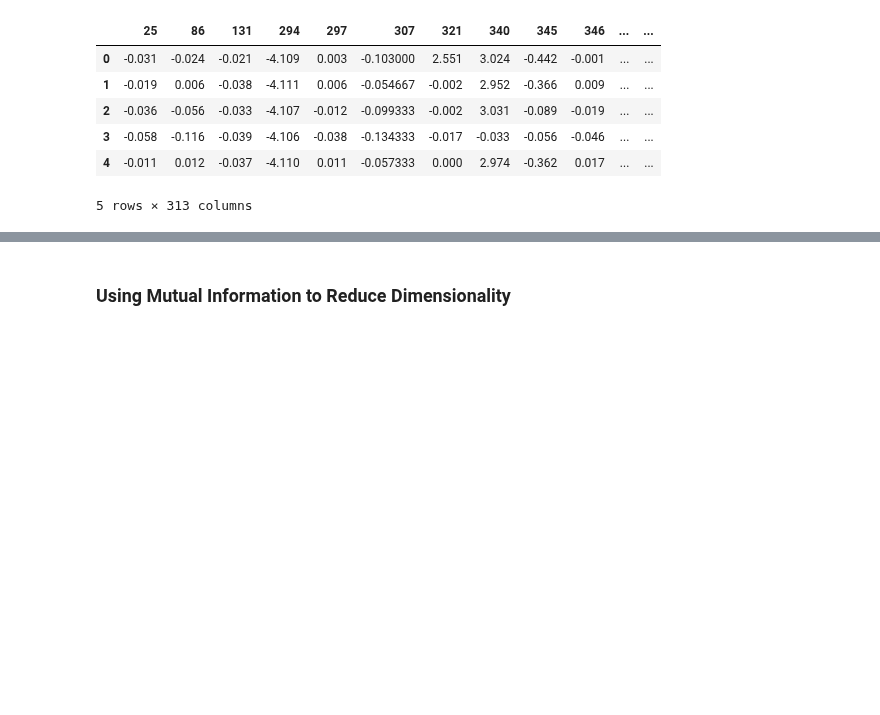
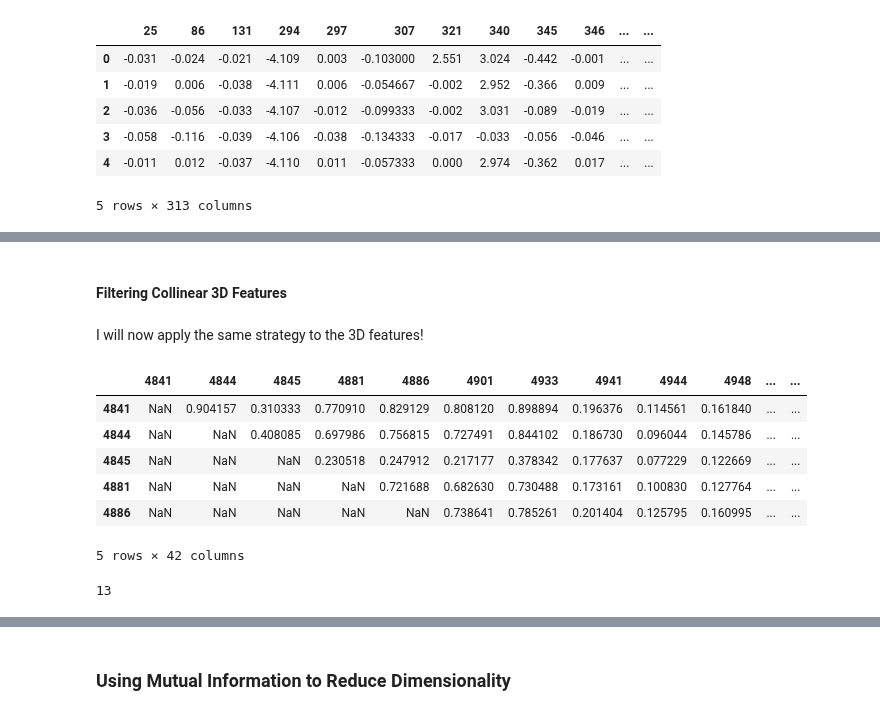
Before and after one commit to dna-witch/p53_Rescue_Mutants, a Jupyter notebook: notebooks/3.0-sm-preprocessing.ipynb, the cells around one changed output, grey strips where cells are left out. Cells and saved outputs as stored; diff of their text form; code cells hidden in the pictures; blank space fills up the shorter version.

Commit message:
Filtered Collinear 3D Features and Combined with 2D Features

```diff
--- a/notebooks/3.0-sm-preprocessing.ipynb
+++ b/notebooks/3.0-sm-preprocessing.ipynb
@@ -439,0 +417,17 @@ Int64Index([   6,   10,   11,   25,  106,  288,  293,  294,  300,  301,
+# %% [markdown]
+#### Filtering Collinear 3D Features
+# %% [markdown]
+I will now apply the same strategy to the 3D features!
+# %%
+MAS_3D_corr = MAS_mutants_3D.corr().abs()
+# %%
+upper_3D = MAS_3D_corr.where(np.triu(np.ones(MAS_3D_corr.shape), k=1).astype(np.bool)) # make upper triangular matrix
+upper_3D.head()
+# %% [output]
+|  | 4841 | 4844 | 4845 | 4881 | 4886 | 4901 | 4933 | 4941 | 4944 | 4948 | ... | ... |
+| 4841 | NaN | 0.904157 | 0.310333 | 0.770910 | 0.829129 | 0.808120 | 0.898894 | 0.196376 | 0.114561 | 0.161840 | ... | ... |
+| 4844 | NaN | NaN | 0.408085 | 0.697986 | 0.756815 | 0.727491 | 0.844102 | 0.186730 | 0.096044 | 0.145786 | ... | ... |
+| 4845 | NaN | NaN | NaN | 0.230518 | 0.247912 | 0.217177 | 0.378342 | 0.177637 | 0.077229 | 0.122669 | ... | ... |
+| 4881 | NaN | NaN | NaN | NaN | 0.721688 | 0.682630 | 0.730488 | 0.173161 | 0.100830 | 0.127764 | ... | ... |
+| 4886 | NaN | NaN | NaN | NaN | NaN | 0.738641 | 0.785261 | 0.201404 | 0.125795 | 0.160995 | ... | ... |
+5 rows × 42 columns
@@ -439,0 +453,4 @@ Int64Index([   6,   10,   11,   25,  106,  288,  293,  294,  300,  301,
+# %%
+len(to_drop) # number of 3D features to drop
+# %% [output]
+13
```
Also changed, not shown: parts of 9 cells of this notebook.
